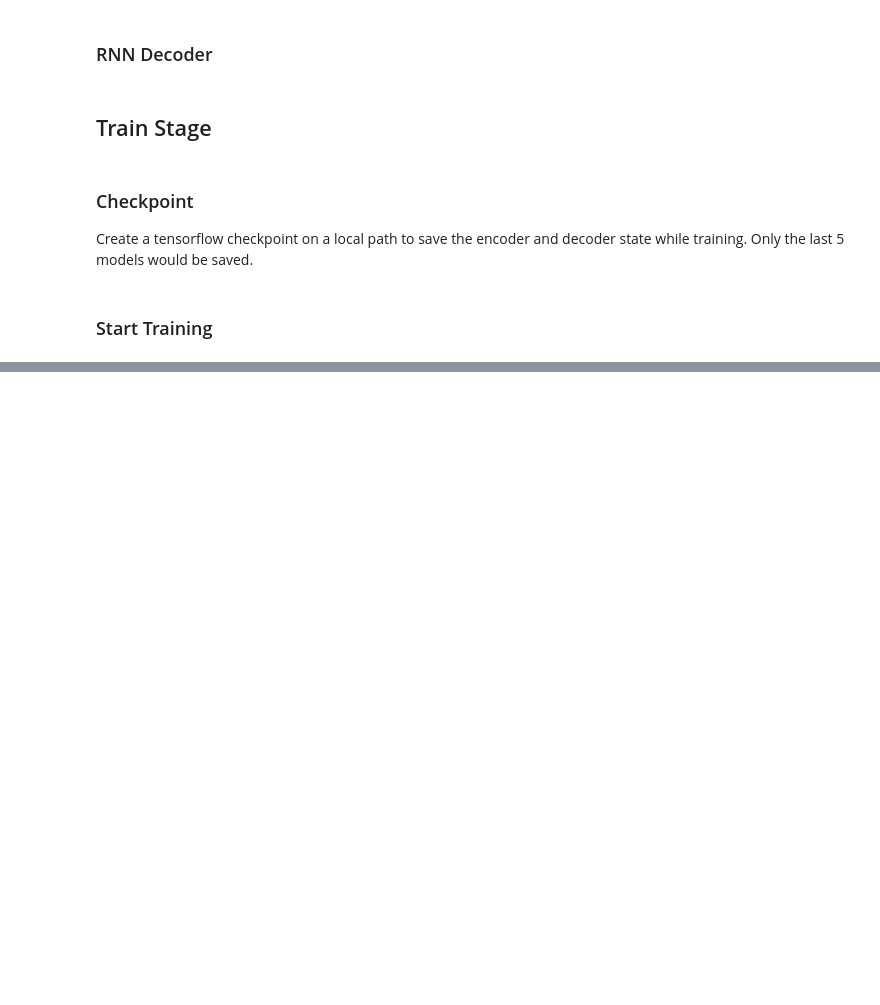
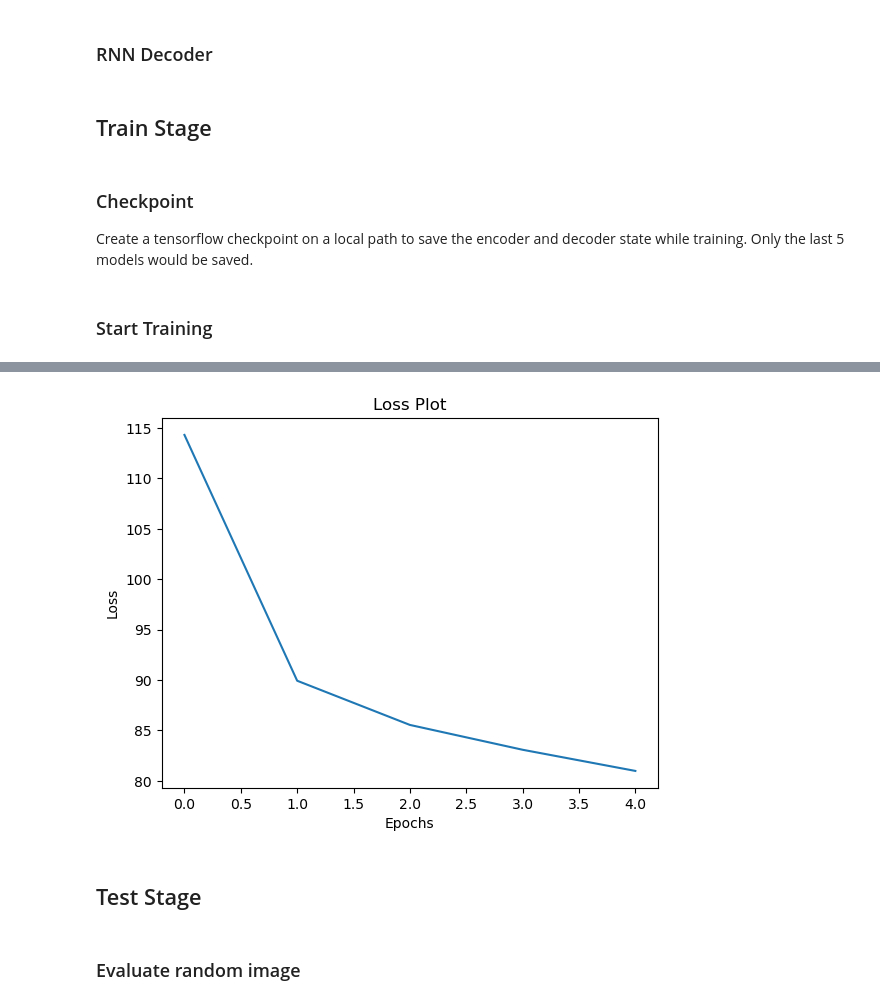
Before and after one commit to inkeshg21/Image-genearation-Captions-, a Jupyter notebook: Image genearation Captions.ipynb, the cells around one changed output, grey strips where cells are left out. Drawn from its saved outputs; the diff is of its cells as text; code cells hidden in the pictures; blank space fills up the shorter version.

```diff
--- a/Image genearation Captions.ipynb
+++ b/Image genearation Captions.ipynb
@@ -424,0 +422,12 @@ Time taken for 1 epoch 24.502763271331787 sec
+# %%
+plt.plot(loss_plot)
+plt.xlabel('Epochs')
+plt.ylabel('Loss')
+plt.title('Loss Plot')
+plt.show()
+# %% [output]
+[figure, added]
+# %% [markdown]
+## Test Stage
+# %% [markdown]
+### Evaluate random image
```
Also changed, not shown: parts of 7 cells of this notebook.
